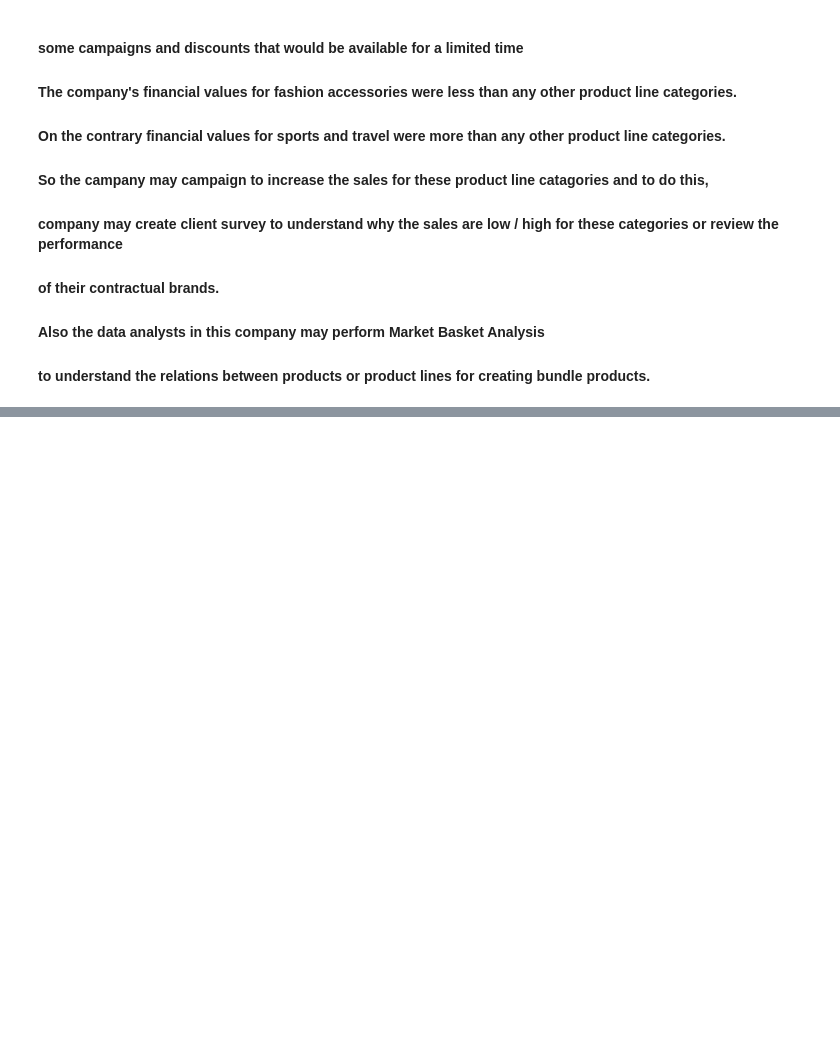
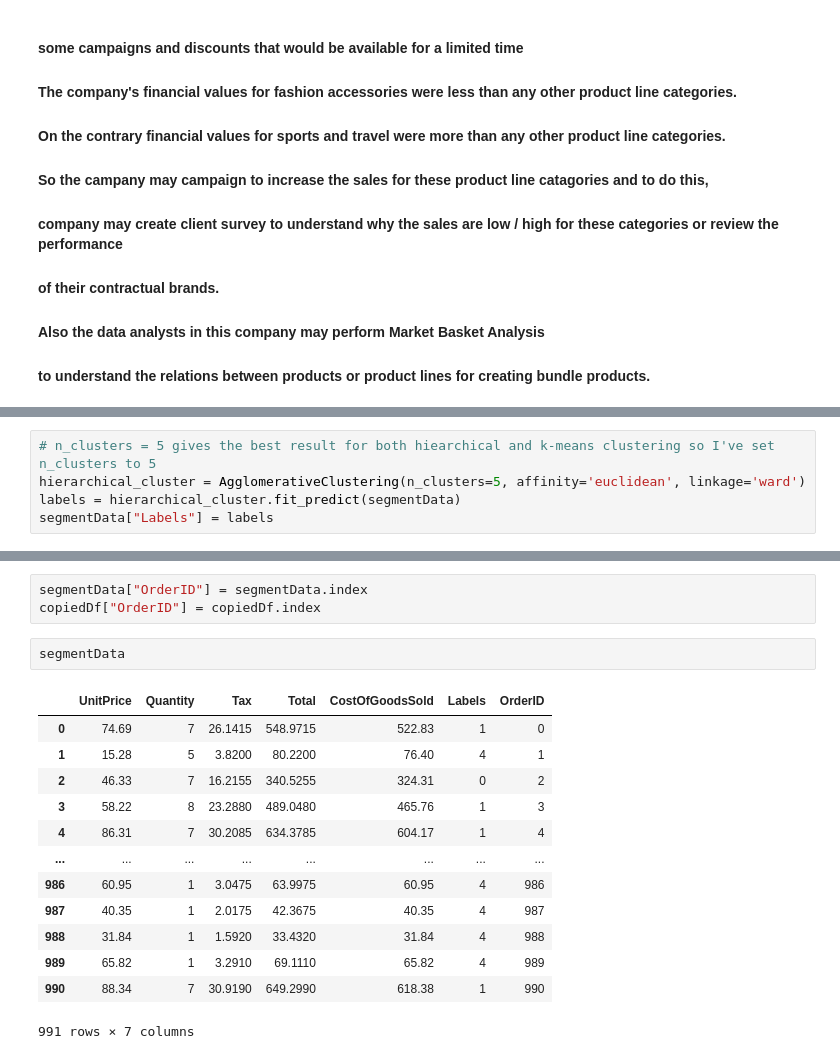
Before and after one commit to Yagiz2873/Walmart-Commerce-Data-Analysis, a Jupyter notebook: WalmartProjectPythonFile.ipynb, the cells around one changed output, grey strips where cells are left out. Cells and saved outputs as stored; diff of their text form; blank space fills up the shorter version.

```diff
--- a/WalmartProjectPythonFile.ipynb
+++ b/WalmartProjectPythonFile.ipynb
@@ -564,0 +627,5 @@ March          51      39        64      43        43       58         46
+# %%
+# n_clusters = 5 gives the best result for both hiearchical and k-means clustering so I've set n_clusters to 5
+hierarchical_cluster = AgglomerativeClustering(n_clusters=5, affinity='euclidean', linkage='ward')
+labels = hierarchical_cluster.fit_predict(segmentData)
+segmentData["Labels"] = labels
@@ -564,0 +700,19 @@ March          51      39        64      43        43       58         46
+# %%
+segmentData["OrderID"] = segmentData.index
+copiedDf["OrderID"] = copiedDf.index
+# %%
+segmentData
+# %% [output]
+|  | UnitPrice | Quantity | Tax | Total | CostOfGoodsSold | Labels | OrderID |
+| 0 | 74.69 | 7 | 26.1415 | 548.9715 | 522.83 | 1 | 0 |
+| 1 | 15.28 | 5 | 3.8200 | 80.2200 | 76.40 | 4 | 1 |
+| 2 | 46.33 | 7 | 16.2155 | 340.5255 | 324.31 | 0 | 2 |
+| 3 | 58.22 | 8 | 23.2880 | 489.0480 | 465.76 | 1 | 3 |
+| 4 | 86.31 | 7 | 30.2085 | 634.3785 | 604.17 | 1 | 4 |
+| ... | ... | ... | ... | ... | ... | ... | ... |
+| 986 | 60.95 | 1 | 3.0475 | 63.9975 | 60.95 | 4 | 986 |
+| 987 | 40.35 | 1 | 2.0175 | 42.3675 | 40.35 | 4 | 987 |
+| 988 | 31.84 | 1 | 1.5920 | 33.4320 | 31.84 | 4 | 988 |
+| 989 | 65.82 | 1 | 3.2910 | 69.1110 | 65.82 | 4 | 989 |
+| 990 | 88.34 | 7 | 30.9190 | 649.2990 | 618.38 | 1 | 990 |
+991 rows × 7 columns
```
Also changed, not shown: parts of 44 cells of this notebook, 2 other files.
